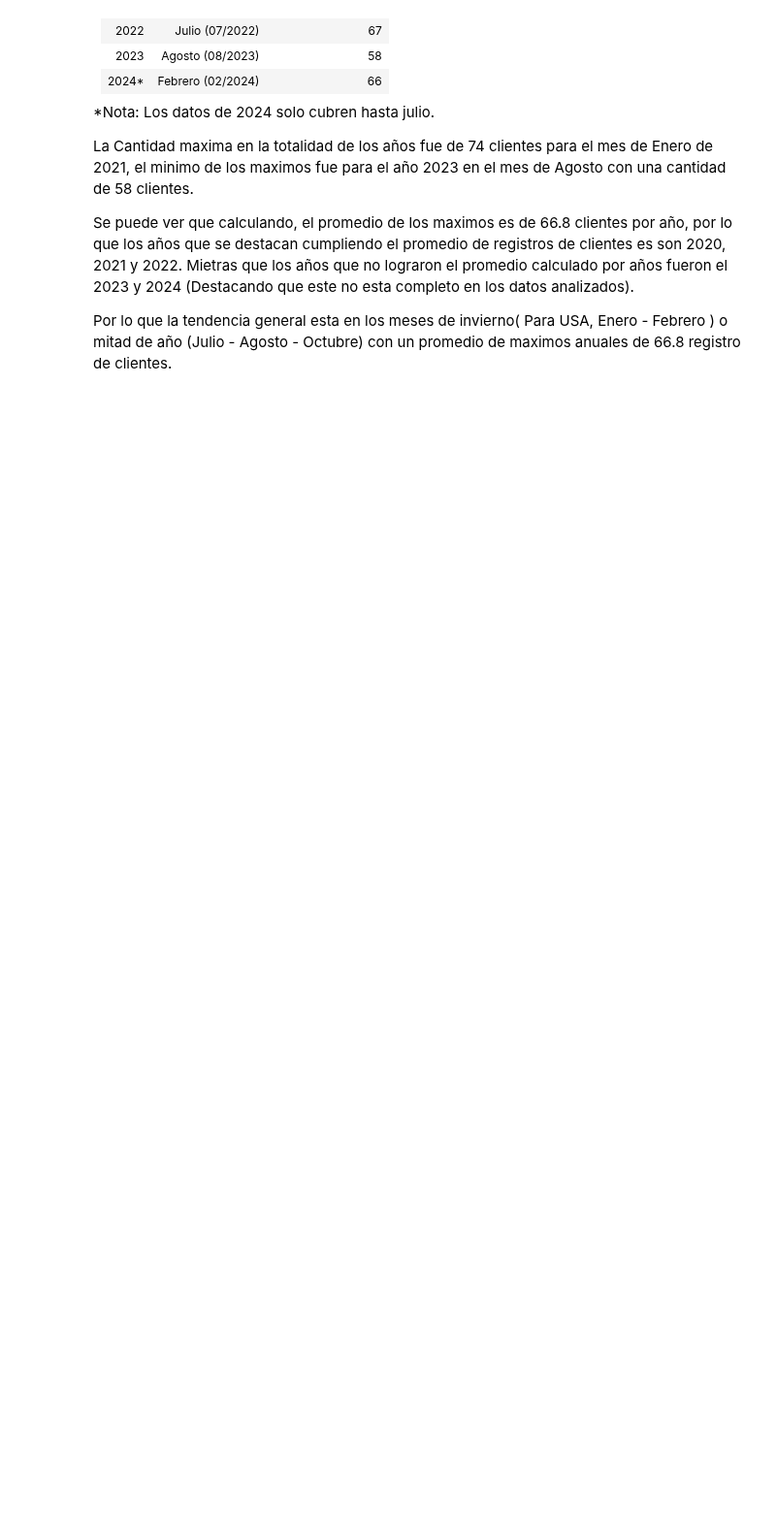
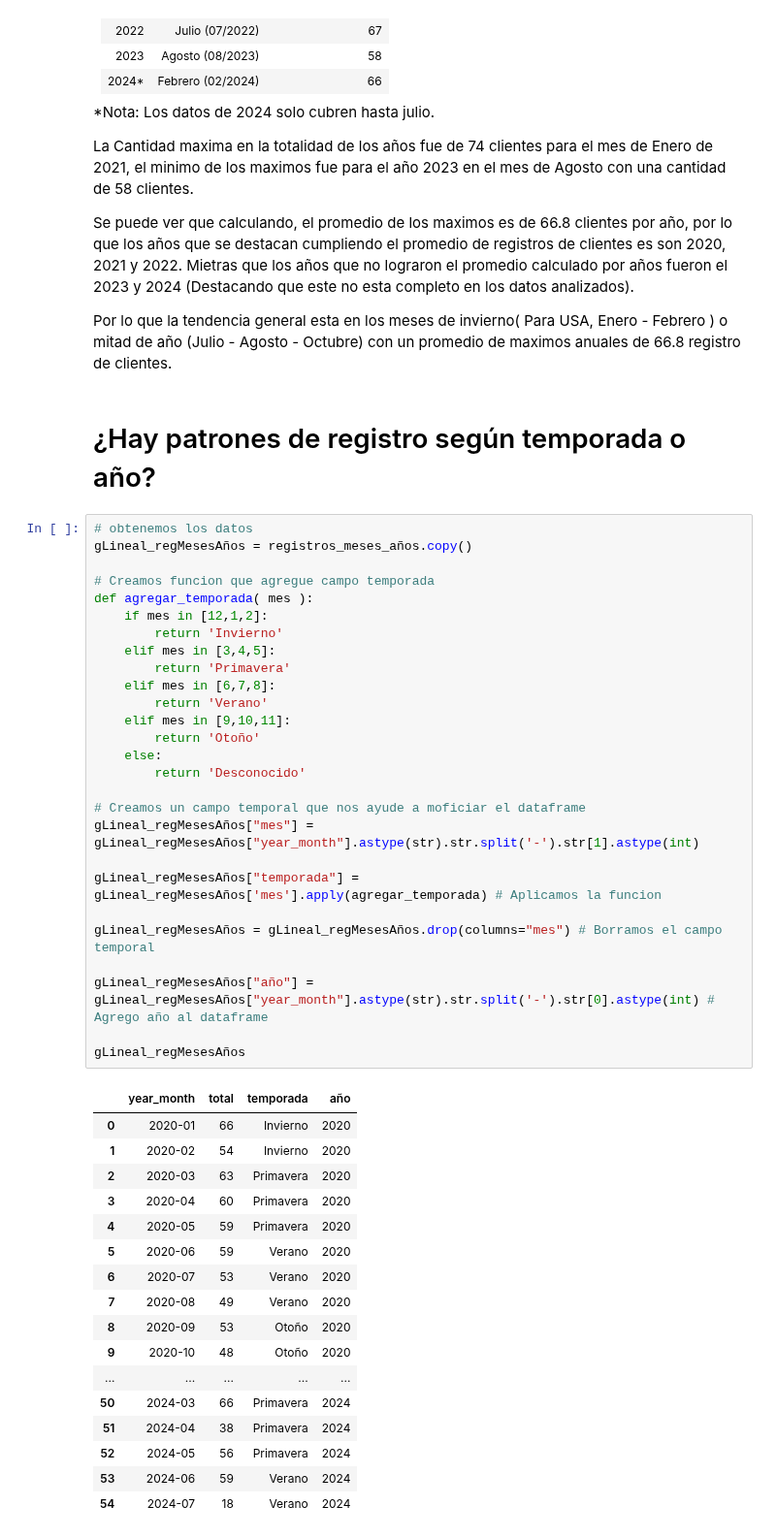
Before and after one commit to Vigonzaleze/analisisDatos_clientesBancarios, a Jupyter notebook: Analisis/analisis.ipynb, the cells around one changed output. Shown at 97% size. Saved outputs shown, nothing was run; the diff lists cells and outputs as text; blank space fills up the shorter version.

```diff
--- a/Analisis/analisis.ipynb
+++ b/Analisis/analisis.ipynb
@@ -611,3 +606,50 @@ La Cantidad maxima en la totalidad de los años fue de 74 clientes para el mes d
 Se puede ver que calculando, el promedio de los maximos es de 66.8 clientes por año, por lo que los años que se destacan cumpliendo el promedio de registros de clientes es son 2020, 2021 y 2022. Mietras que los años que no lograron el promedio calculado por años fueron el 2023 y 2024 (Destacando que este no esta completo en los datos analizados).
 
 Por lo que la tendencia general esta en los meses de invierno( Para USA, Enero - Febrero ) o mitad de año (Julio - Agosto - Octubre) con un promedio de maximos anuales de 66.8 registro de clientes.
+# %% [markdown]
+# ¿Hay patrones de registro según temporada o año?
+# %%
+# obtenemos los datos
+gLineal_regMesesAños = registros_meses_años.copy()
+
+# Creamos funcion que agregue campo temporada
+def agregar_temporada( mes ):
+    if mes in [12,1,2]:
+        return 'Invierno'
+    elif mes in [3,4,5]:
+        return 'Primavera'
+    elif mes in [6,7,8]:
+        return 'Verano'
+    elif mes in [9,10,11]:
+        return 'Otoño'
+    else:
+        return 'Desconocido'
+
+# Creamos un campo temporal que nos ayude a moficiar el dataframe
+gLineal_regMesesAños["mes"] = gLineal_regMesesAños["year_month"].astype(str).str.split('-').str[1].astype(int)
+
+gLineal_regMesesAños["temporada"] = gLineal_regMesesAños['mes'].apply(agregar_temporada) # Aplicamos la funcion
+
+gLineal_regMesesAños = gLineal_regMesesAños.drop(columns="mes") # Borramos el campo temporal
+
+gLineal_regMesesAños["año"] = gLineal_regMesesAños["year_month"].astype(str).str.split('-').str[0].astype(int) # Agrego año al dataframe
+
+gLineal_regMesesAños
+# %% [output]
+|  | year_month | total | temporada | año |
+| 0 | 2020-01 | 66 | Invierno | 2020 |
+| 1 | 2020-02 | 54 | Invierno | 2020 |
+| 2 | 2020-03 | 63 | Primavera | 2020 |
+| 3 | 2020-04 | 60 | Primavera | 2020 |
+| 4 | 2020-05 | 59 | Primavera | 2020 |
+| 5 | 2020-06 | 59 | Verano | 2020 |
+| 6 | 2020-07 | 53 | Verano | 2020 |
+| 7 | 2020-08 | 49 | Verano | 2020 |
+| 8 | 2020-09 | 53 | Otoño | 2020 |
+| 9 | 2020-10 | 48 | Otoño | 2020 |
+| ... | ... | ... | ... | ... |
+| 50 | 2024-03 | 66 | Primavera | 2024 |
+| 51 | 2024-04 | 38 | Primavera | 2024 |
+| 52 | 2024-05 | 56 | Primavera | 2024 |
+| 53 | 2024-06 | 59 | Verano | 2024 |
+| 54 | 2024-07 | 18 | Verano | 2024 |
```
Also changed, not shown: parts of 9 cells of this notebook.
